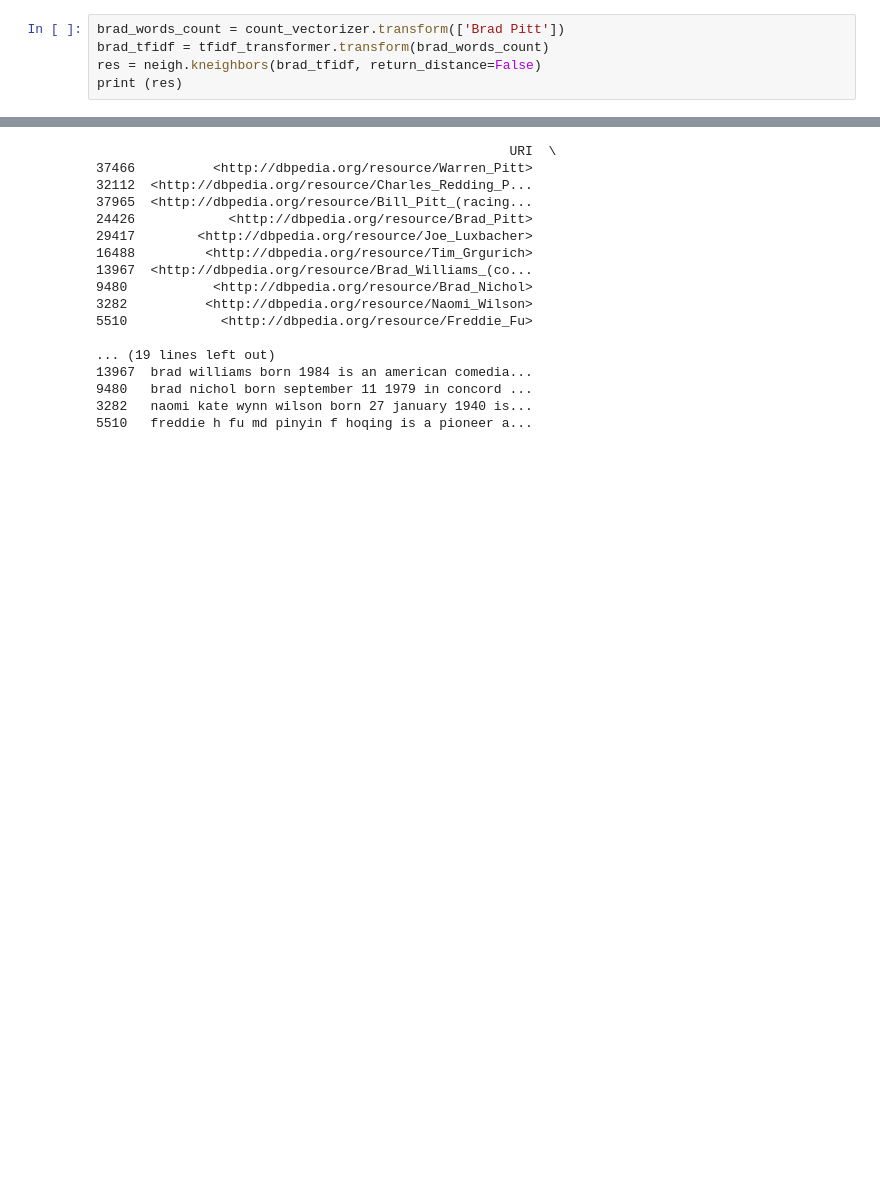
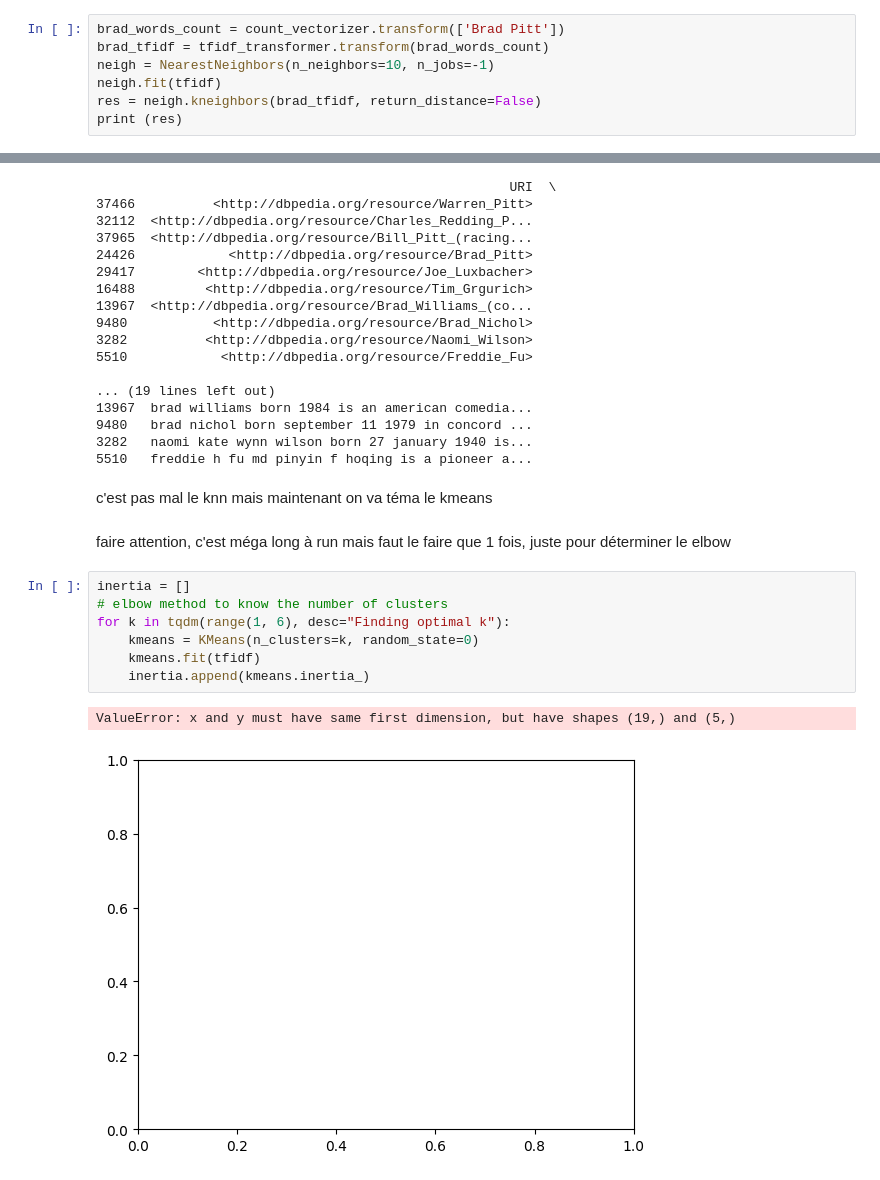
Before and after one commit to epfl-ada/ada-2023-project-miaoumiaou, a Jupyter notebook: people_comparison.ipynb, the cells around one changed output, grey strips where cells are left out. Cells and saved outputs as stored; diff of their text form; blank space fills up the shorter version.

```diff
--- a/people_comparison.ipynb
+++ b/people_comparison.ipynb
@@ -47,6 +66,8 @@ tfidf = tfidf_transformer.fit_transform(word_count)
 # %%
 brad_words_count = count_vectorizer.transform(['Brad Pitt'])
 brad_tfidf = tfidf_transformer.transform(brad_words_count)
+neigh = NearestNeighbors(n_neighbors=10, n_jobs=-1)
+neigh.fit(tfidf)
 res = neigh.kneighbors(brad_tfidf, return_distance=False)
 print (res)
 # %% [output]
@@ -72,3 +93,17 @@ for i in res:
 9480   brad nichol born september 11 1979 in concord ...
 3282   naomi kate wynn wilson born 27 january 1940 is...
 5510   freddie h fu md pinyin f hoqing is a pioneer a...
+# %% [markdown]
+c'est pas mal le knn mais maintenant on va téma le kmeans
+# %% [markdown]
+faire attention, c'est méga long à run mais faut le faire que 1 fois, juste pour déterminer le elbow
+# %%
+inertia = []
+# elbow method to know the number of clusters
+for k in tqdm(range(1, 6), desc="Finding optimal k"):
+    kmeans = KMeans(n_clusters=k, random_state=0)
+    kmeans.fit(tfidf)
+    inertia.append(kmeans.inertia_)
+# %% [output]
+ValueError: x and y must have same first dimension, but have shapes (19,) and (5,)
+[figure, added]
```
Also changed, not shown: parts of 7 cells of this notebook.
